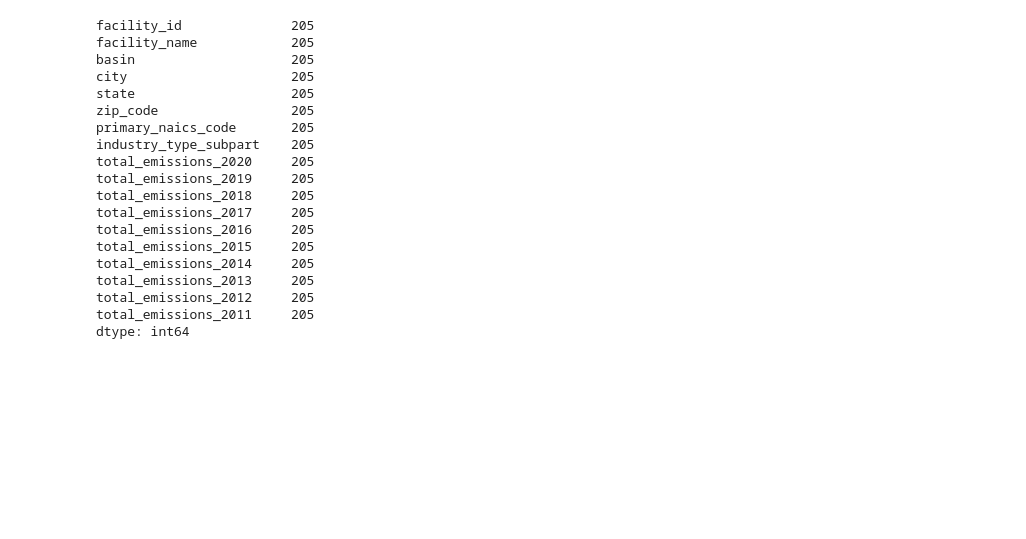
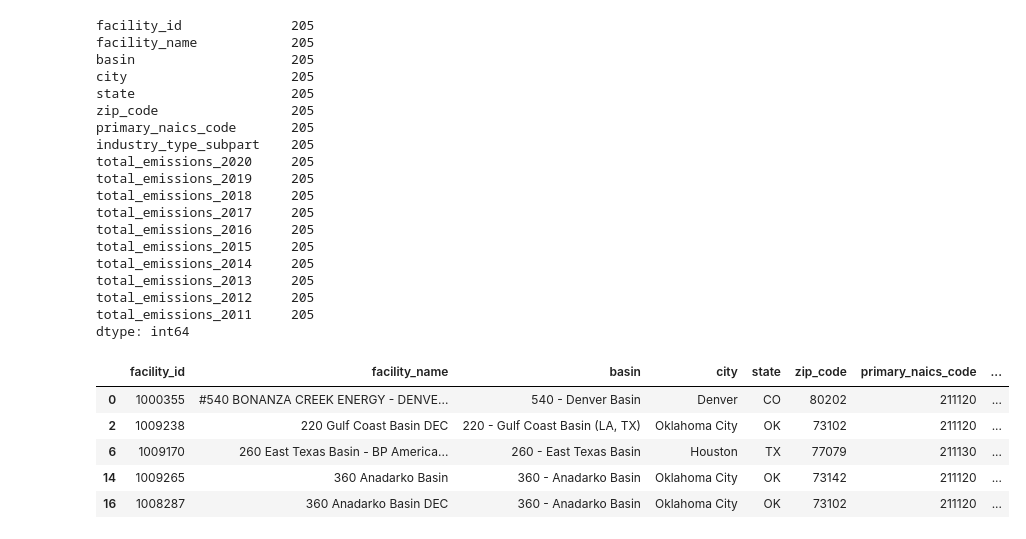
Before and after one commit to jazminyuen/GHG_emissions, a Jupyter notebook: jazmin/onshore_oil_gas.ipynb, the cells around one changed output. Cells and saved outputs as stored; diff of their text form; code cells hidden in the pictures; blank space fills up the shorter version.

Commit message:
Exported onshore_oil_gas df without null values as csv

```diff
--- a/jazmin/onshore_oil_gas.ipynb
+++ b/jazmin/onshore_oil_gas.ipynb
@@ -205,5 +205,14 @@ total_emissions_2013     205
 total_emissions_2012     205
 total_emissions_2011     205
 dtype: int64
+# %%
+df_not_null.head()
+# %% [output]
+|  | facility_id | facility_name | basin | city | state | zip_code | primary_naics_code | ... |
+| 0 | 1000355 | #540 BONANZA CREEK ENERGY - DENVE... | 540 - Denver Basin | Denver | CO | 80202 | 211120 | ... |
+| 2 | 1009238 | 220 Gulf Coast Basin DEC | 220 - Gulf Coast Basin (LA, TX) | Oklahoma City | OK | 73102 | 211120 | ... |
+| 6 | 1009170 | 260 East Texas Basin - BP America... | 260 - East Texas Basin | Houston | TX | 77079 | 211130 | ... |
+| 14 | 1009265 | 360 Anadarko Basin | 360 - Anadarko Basin | Oklahoma City | OK | 73142 | 211120 | ... |
+| 16 | 1008287 | 360 Anadarko Basin DEC | 360 - Anadarko Basin | Oklahoma City | OK | 73102 | 211120 | ... |
 # %%
 # Export to CSV without the index
```
Also changed, not shown: parts of 1 cell of this notebook, 1 other file.
